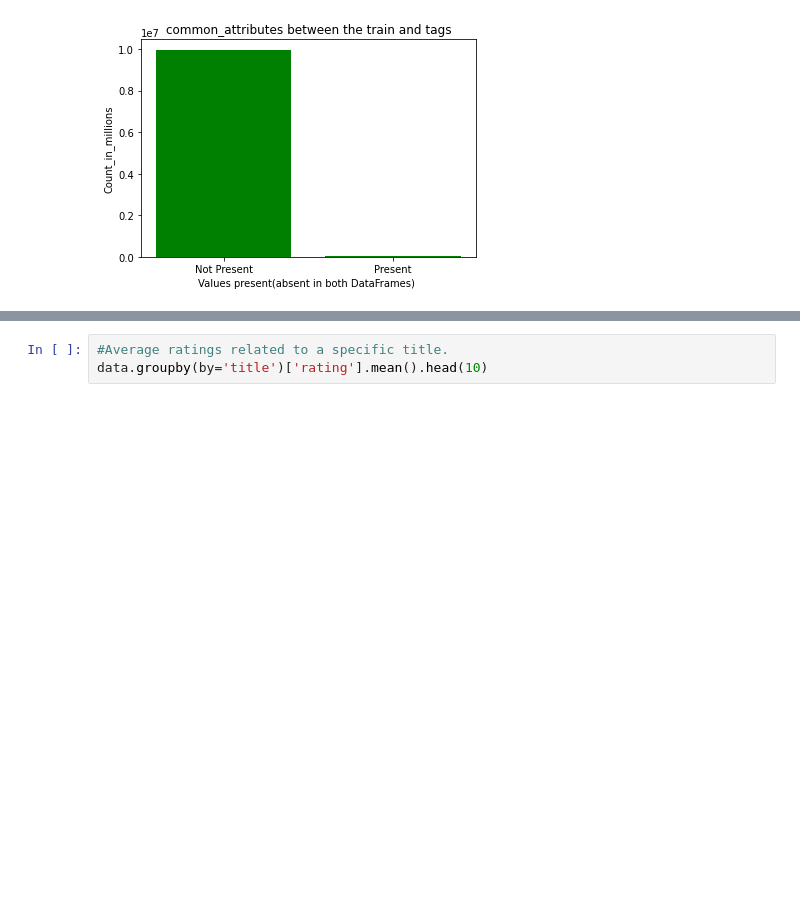
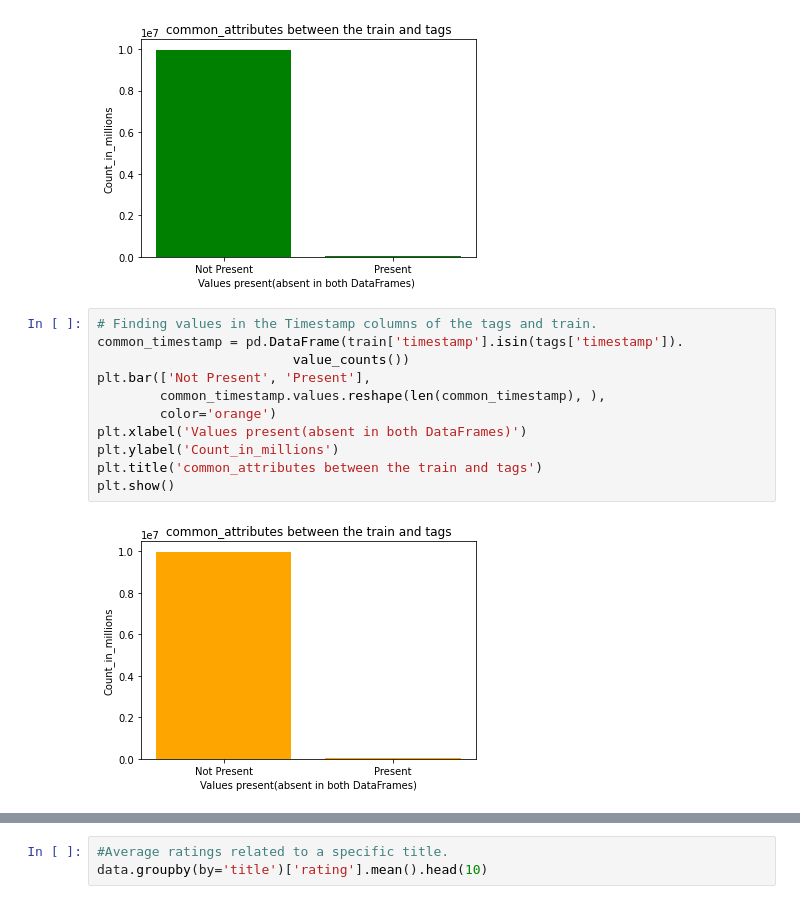
Before and after one commit to MafikengZ/Unsupervised-Learning-Recommender-Systems, a Jupyter notebook: engine.ipynb, the cells around one changed output, grey strips where cells are left out. Saved outputs shown, nothing was run; the diff lists cells and outputs as text; blank space fills up the shorter version.

```diff
--- a/engine.ipynb
+++ b/engine.ipynb
@@ -490,3 +490,16 @@ plt.title('common_attributes between the train and tags')
 plt.show()
 # %% [output]
 [figure]
+# %%
+# Finding values in the Timestamp columns of the tags and train.
+common_timestamp = pd.DataFrame(train['timestamp'].isin(tags['timestamp']).
+                         value_counts())
+plt.bar(['Not Present', 'Present'],
+        common_timestamp.values.reshape(len(common_timestamp), ),
+        color='orange')
+plt.xlabel('Values present(absent in both DataFrames)')
+plt.ylabel('Count_in_millions')
+plt.title('common_attributes between the train and tags')
+plt.show()
+# %% [output]
+[figure, added]
```
Also changed, not shown: parts of 5 cells of this notebook.
